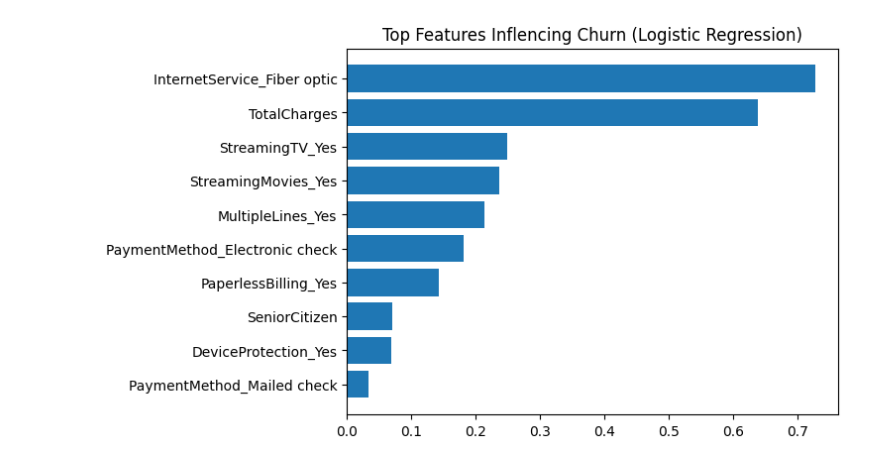
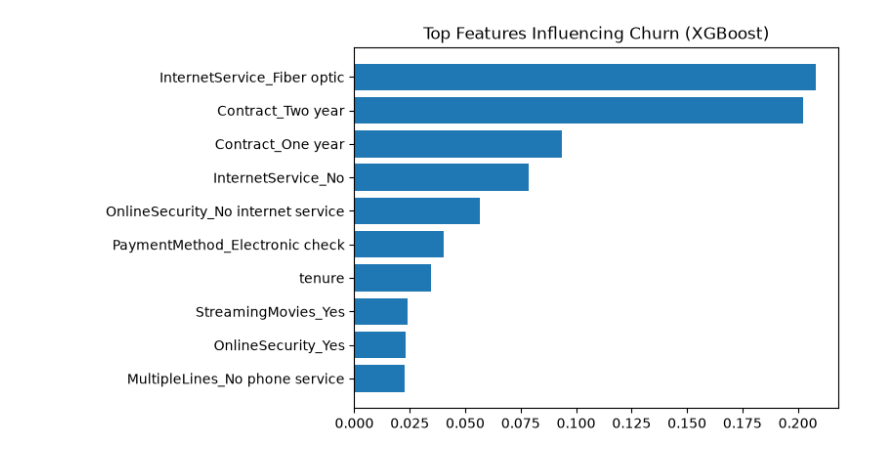
Before and after one commit to wassilawess/Customer-Churn-Predictor, a Jupyter notebook: notebooks/04_model_evaluation.ipynb, the cells around one changed output. Saved outputs shown, nothing was run; the diff lists cells and outputs as text; code cells hidden in the pictures.

Commit message:
updated customer churn prediction

```diff
--- a/notebooks/04_model_evaluation.ipynb
+++ b/notebooks/04_model_evaluation.ipynb
@@ -37,5 +44,10 @@ X_train, X_test, y_train, y_test = train_test_split(
     stratify=y
 )
 # %%
-model = joblib.load("../models/churn_model.pkl")
-scaler = joblib.load("../models/scaler.pkl")
+BASE_DIR = os.path.dirname(os.getcwd()) # goes up from notebooks folder
+
+model_path = os.path.join(BASE_DIR, "models/churn_model.pkl")
+scaler_path = os.path.join(BASE_DIR, "models/scaler.pkl")
+
+model = joblib.load(model_path)
+scaler = joblib.load(scaler_path)
@@ -119,12 +127,7 @@ plt.show()
 # %%
-coef_df = pd.DataFrame({
+feature_importance = pd.DataFrame({
     "Features": X.columns,
-    "Coefficient": model.coef_[0]
-})
+    "importance": model.feature_importances_
+    }).sort_values(by="importance",ascending=False)
 
-coef_df = coef_df.sort_values(
-    by="Coefficient",
-    ascending=False
-)
-
-coef_df.head(10)
+top_features = feature_importance.head(10)
@@ -149,13 +134,8 @@ coef_df.sort_values(by="abs_coef",ascending=False).head(10)
 # %%
-top_features = coef_df.sort_values(
-    by="Coefficient",
-    ascending=False
-).head(10)
-
 plt.Figure(figsize=(10,5))
-plt.barh(top_features["Features"], top_features["Coefficient"])
-plt.title("Top Features Inflencing Churn (Logistic Regression)")
+plt.barh(top_features["Features"], top_features["importance"])
+plt.title("Top Features Influencing Churn (XGBoost)")
 plt.gca().invert_yaxis()
 plt.show()
 # %% [output]
-[figure, old version]
+[figure, new version]
```
Also changed, not shown: parts of 8 cells of this notebook, 5 other files.
